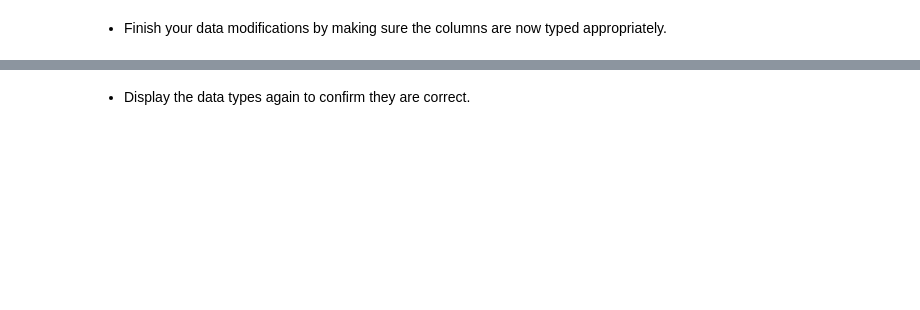
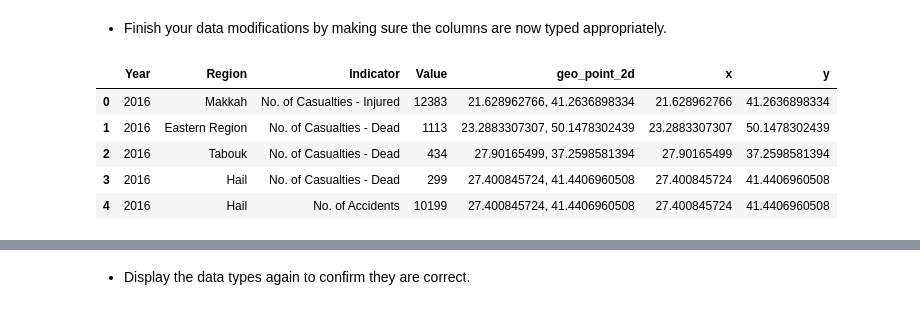
Before and after one commit to TQgit/datascience_project1, a Jupyter notebook: code/starter-code.ipynb, the cells around one changed output, grey strips where cells are left out. Cells and saved outputs as stored; diff of their text form; code cells hidden in the pictures; blank space fills up the shorter version.

```diff
--- a/code/starter-code.ipynb
+++ b/code/starter-code.ipynb
@@ -214,2 +259,9 @@ Based on what you discovered above, use appropriate methods to re-type incorrect
+# %%
+def col_to_numeric(x):
+    try:
+        num_x = int(x)
+        return num_x
+    except:
+        print('UNSUCCESFUL, CANNOT BE CONVERTED TO FLOAT')
 # %% [markdown]
 - Make new columns `x` and `y` using `geo_point_2d`
@@ -221,0 +296,6 @@ Based on what you discovered above, use appropriate methods to re-type incorrect
+# %%
+licenses['Year'] = licenses['Year'].str.replace('(', '').str.replace(')', '')
+licenses['Driving Liceses'] = licenses['Driving Liceses'].str.replace('n', '')
+licenses['Administritive Area'] = licenses['Administritive Area'].str.replace('Boarder', 'Border')
+licenses['Administritive Area'] = licenses['Administritive Area'].str.replace('Assir', 'Asir')
+licenses.head()
@@ -225,0 +311,16 @@ Based on what you discovered above, use appropriate methods to re-type incorrect
+# %%
+# convert to numeric
+accidents['Year'] = accidents.Year.apply(col_to_numeric)
+accidents['Value'] = accidents.Value.apply(col_to_numeric)
+accidents['Region'] = accidents.Region.astype('category')
+licenses['Year'] = licenses.Year.apply(col_to_numeric)
+licenses['Driving Liceses'] = licenses['Driving Liceses'].apply(col_to_numeric)
+licenses['Administritive Area'] = licenses['Administritive Area'].astype('category')
+accidents.head()
+# %% [output]
+|  | Year | Region | Indicator | Value | geo_point_2d | x | y |
+| 0 | 2016 | Makkah | No. of Casualties - Injured | 12383 | 21.628962766, 41.2636898334 | 21.628962766 | 41.2636898334 |
+| 1 | 2016 | Eastern Region | No. of Casualties - Dead | 1113 | 23.2883307307, 50.1478302439 | 23.2883307307 | 50.1478302439 |
+| 2 | 2016 | Tabouk | No. of Casualties - Dead | 434 | 27.90165499, 37.2598581394 | 27.90165499 | 37.2598581394 |
+| 3 | 2016 | Hail | No. of Casualties - Dead | 299 | 27.400845724, 41.4406960508 | 27.400845724 | 41.4406960508 |
+| 4 | 2016 | Hail | No. of Accidents | 10199 | 27.400845724, 41.4406960508 | 27.400845724 | 41.4406960508 |
```
Also changed, not shown: parts of 22 cells of this notebook.
